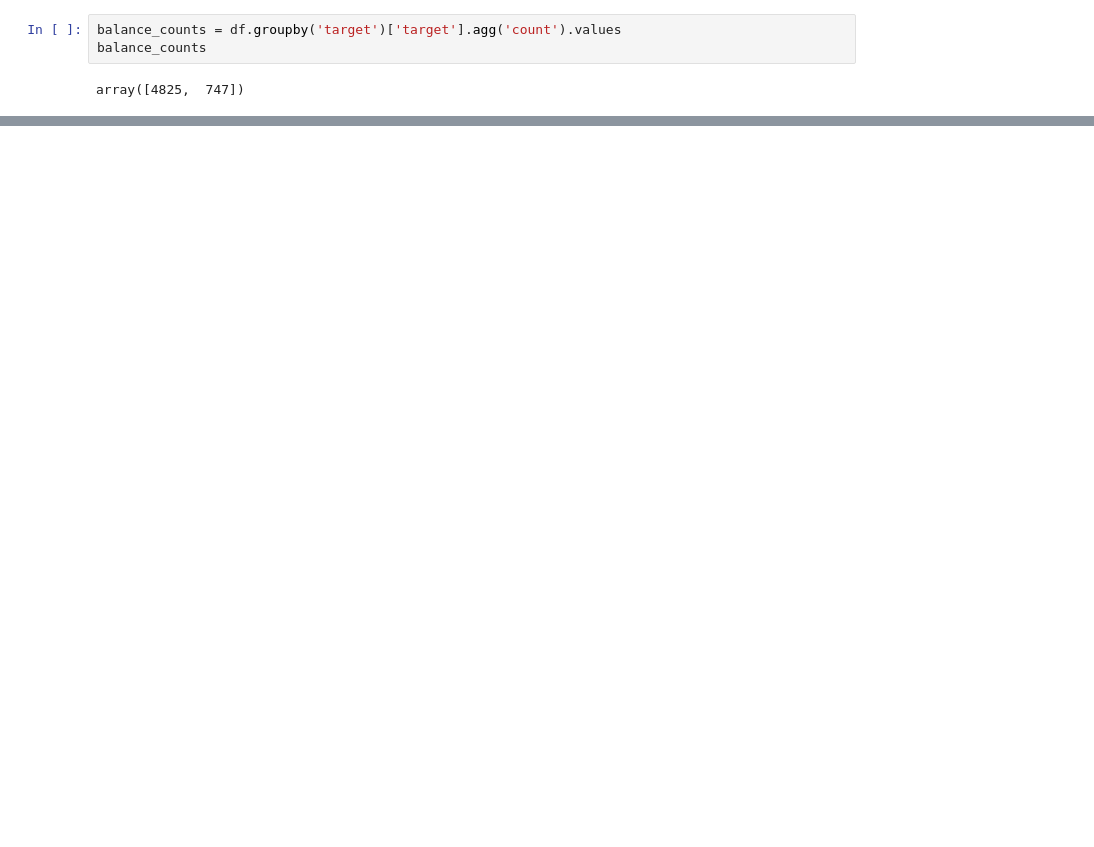
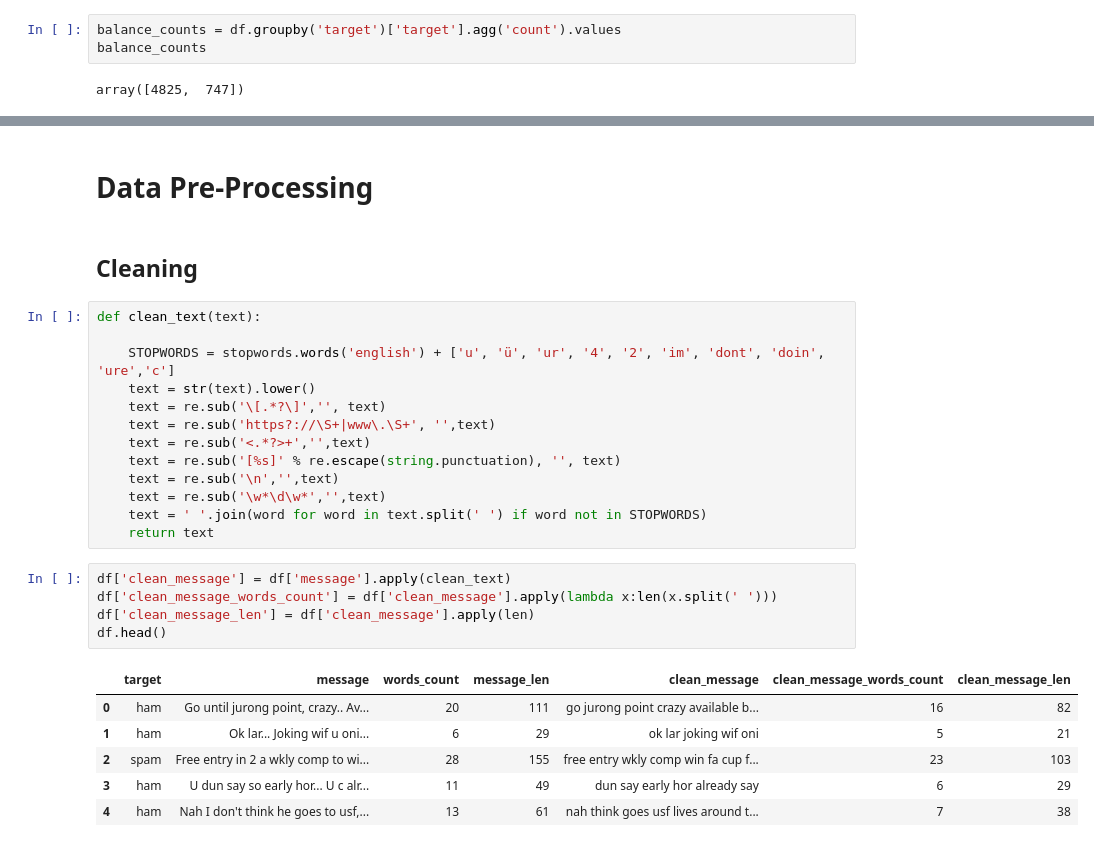
Before and after one commit to polachandu/SMS-Spam-Classification, a Jupyter notebook: sms-spam-classification-using-glove-bert-lstm.ipynb, the cells around one changed output, grey strips where cells are left out. Saved outputs shown, nothing was run; the diff lists cells and outputs as text; blank space fills up the shorter version.

```diff
--- a/sms-spam-classification-using-glove-bert-lstm.ipynb
+++ b/sms-spam-classification-using-glove-bert-lstm.ipynb
@@ -80,0 +152,29 @@ array([4825,  747])
+# %% [markdown]
+# Data Pre-Processing
+# %% [markdown]
+## Cleaning
+# %%
+def clean_text(text):
+
+    STOPWORDS = stopwords.words('english') + ['u', 'ü', 'ur', '4', '2', 'im', 'dont', 'doin', 'ure','c']
+    text = str(text).lower()
+    text = re.sub('\[.*?\]','', text)
+    text = re.sub('https?://\S+|www\.\S+', '',text)
+    text = re.sub('<.*?>+','',text)
+    text = re.sub('[%s]' % re.escape(string.punctuation), '', text)
+    text = re.sub('\n','',text)
+    text = re.sub('\w*\d\w*','',text)
+    text = ' '.join(word for word in text.split(' ') if word not in STOPWORDS)
+    return text
+# %%
+df['clean_message'] = df['message'].apply(clean_text)
+df['clean_message_words_count'] = df['clean_message'].apply(lambda x:len(x.split(' ')))
+df['clean_message_len'] = df['clean_message'].apply(len)
+df.head()
+# %% [output]
+|  | target | message | words_count | message_len | clean_message | clean_message_words_count | clean_message_len |
+| 0 | ham | Go until jurong point, crazy.. Av... | 20 | 111 | go jurong point crazy available b... | 16 | 82 |
+| 1 | ham | Ok lar... Joking wif u oni... | 6 | 29 | ok lar joking wif oni | 5 | 21 |
+| 2 | spam | Free entry in 2 a wkly comp to wi... | 28 | 155 | free entry wkly comp win fa cup f... | 23 | 103 |
+| 3 | ham | U dun say so early hor... U c alr... | 11 | 49 | dun say early hor already say | 6 | 29 |
+| 4 | ham | Nah I don't think he goes to usf,... | 13 | 61 | nah think goes usf lives around t... | 7 | 38 |
```
Also changed, not shown: parts of 13 cells of this notebook.
